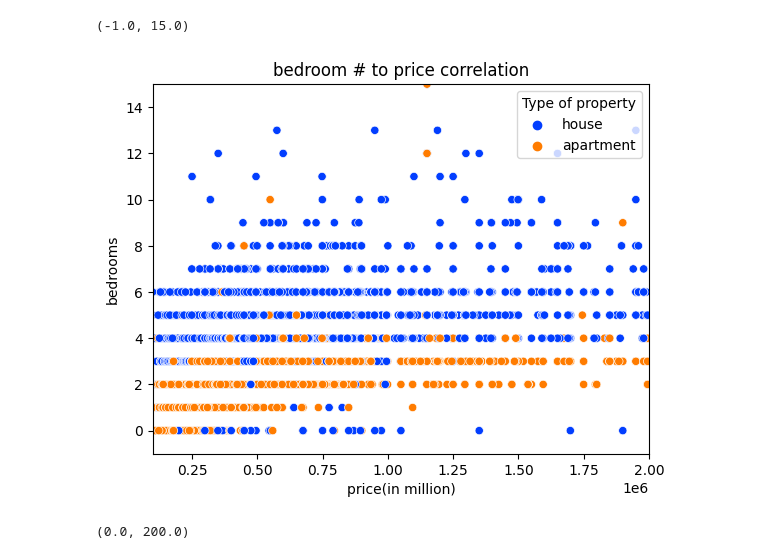
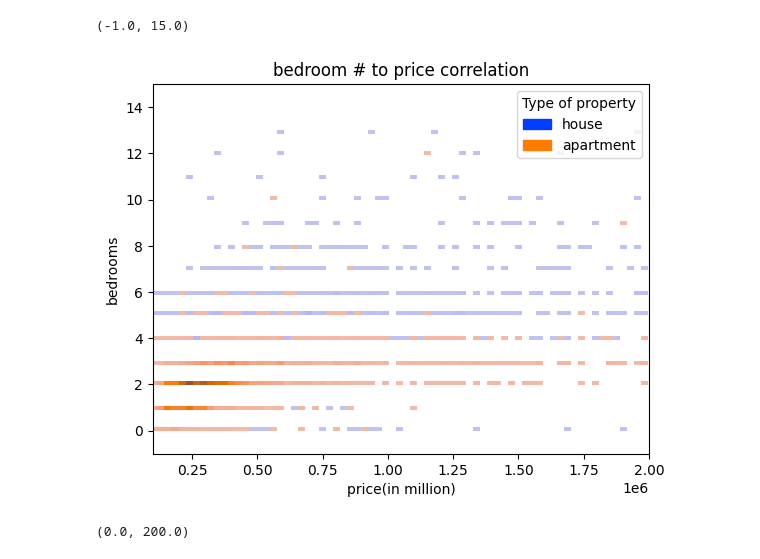
Before and after one commit to danielbauwens/Immo-Project-Data-Analysis, a Jupyter notebook: analysis.ipynb, the cells around one changed output. Saved outputs shown, nothing was run; the diff lists cells and outputs as text; code cells hidden in the pictures.

Commit message:
analysis notebook updated with graphs

```diff
--- a/analysis.ipynb
+++ b/analysis.ipynb
@@ -18,13 +18,13 @@ ds.head()
 | 3 | Anderlecht | 1070.0 | 1.0 | house | exceptional property | 960000.0 | ... |
 | 4 | Waterloo | 1410.0 | 1.0 | house | villa | 498000.0 | ... |
 # %%
-graph = sns.scatterplot(x='Price of property in euro', y='Number of bedrooms', data=ds, hue='Type of property', palette='bright')
+graph = sns.histplot(x='Price of property in euro', y='Number of bedrooms', data=ds, hue='Type of property', palette='bright')
 graph.set(xlabel = 'price(in million)', ylabel = 'bedrooms', title= 'bedroom # to price correlation')
 graph.set_xlim(100000, 2000000)
 graph.set_ylim(-1, 15)
 # %% [output]
 (-1.0, 15.0)
-[figure, old version]
+[figure, new version]
 # %%
 graph = sns.lineplot(x='Price of property in euro', y='Living area', data=ds, hue='Type of property', palette='bright')
 graph.set(xlabel = 'price(in million)', ylabel = 'living area', title= 'living area to price correlation')
```
